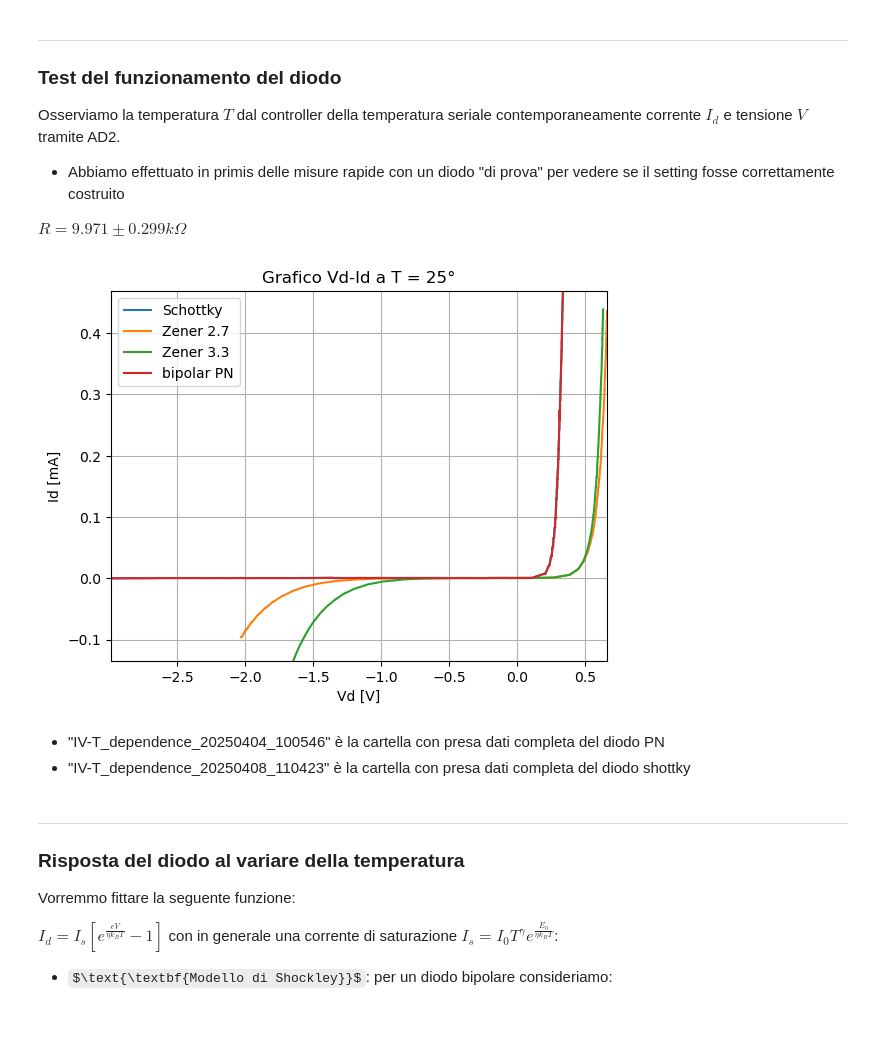
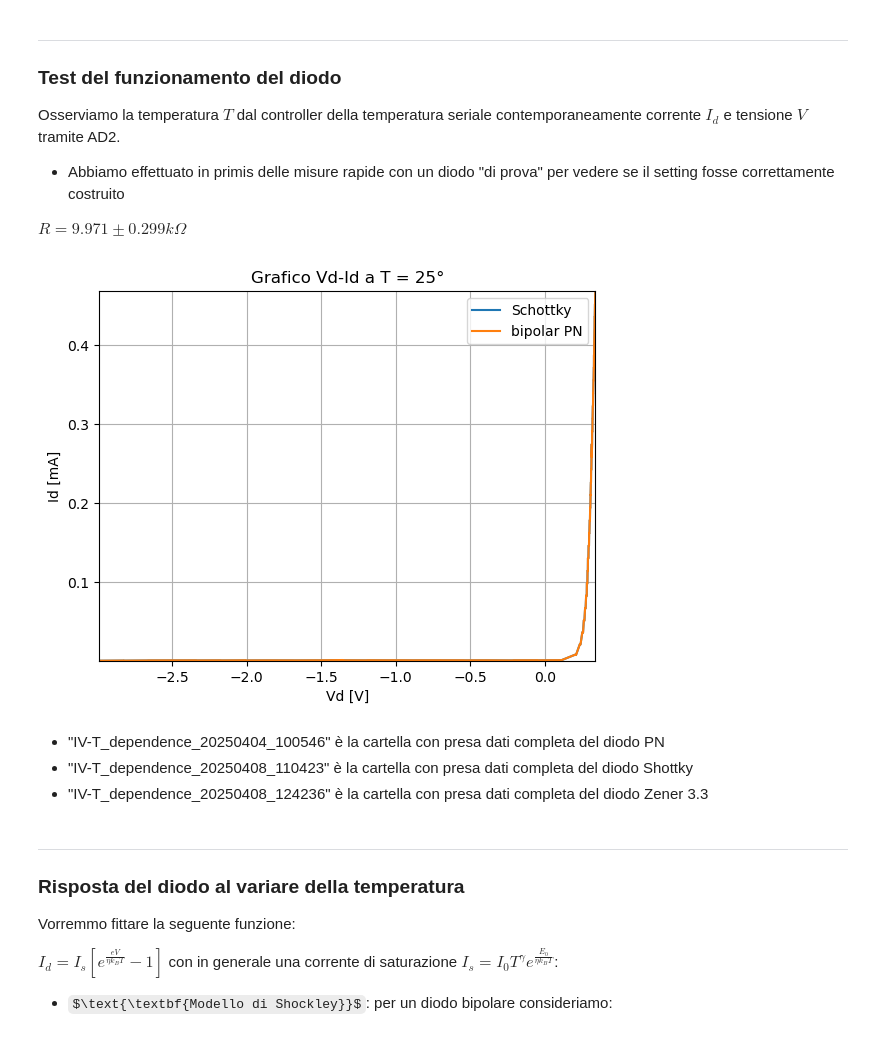
Before and after one commit to moncapiten/PID, a Jupyter notebook: logbook.ipynb, the cells around one changed output. Drawn from its saved outputs; the diff is of its cells as text; code cells hidden in the pictures; some formulas as TeX source.

```diff
--- a/logbook.ipynb
+++ b/logbook.ipynb
@@ -50,49 +50,44 @@ def U(data):
     idx = np.argsort(V)
     V = V[idx]
     I = I[idx]*1e3
     return V,I
 
 def UU(data):
     Td_go, Td_return, Vc, Vd_go, Vd_return, ErrVd_go, ErrVd_return, Vr_go, Vr_return, ErrVr_go, ErrVr_return, Id_go, Id_return, ErrId_go, ErrId_return = data
     V = np.concatenate((Vd_Go, Vd_Return))
     I = np.concatenate((Id_Go, Id_Return))
     idx = np.argsort(V)
     V = V[idx]
     I = I[idx]*1e3
     return V,I
 
 data = np.loadtxt("Data/IV-T_dependence_20250404_100546/IV_T25.00_V-1.00_5.00_0Pull_TGo.txt",unpack=True)
 V_bipolar, I_bipolar = UU(data)
 
-data = np.loadtxt("Data/Schottky.txt",unpack=True)
-V_Schottky, I_Schottky = U(data)
+data = np.loadtxt("Data/IV-T_dependence_20250408_110423/IV_T25.00_V-1.00_5.00_0Pull_TGo.txt",unpack=True)
+V_Schottky, I_Schottky = UU(data)
 
-data = np.loadtxt("Data/IV-T_dependence_20250408_110423/IV_T25.00_V-1.00_5.00_0Pull_TGo.txt",unpack=True)
-V_bipolar, I_bipolar = UU(data)
-
-data = np.loadtxt("Data/Zener2.7.txt",unpack=True)
-V_Zener27, I_Zener27 = U(data)
-
-data = np.loadtxt("Data/Zener3.3.txt",unpack=True)
-V_Zener33, I_Zener33 = U(data)
+#data = np.loadtxt("Data/IV-T_dependence_20250408_124236/IV_T25.00_V-1.00_5.00_0Pull_TGo.txt",unpack=True)
+#V_Zener33, I_Zener33 = UU(data)
 
 # Grafico
 plt.plot(V_Schottky, I_Schottky, label="Schottky")
-plt.plot(V_Zener27, I_Zener27, label="Zener 2.7")
-plt.plot(V_Zener33, I_Zener33, label="Zener 3.3")
 plt.plot(V_bipolar, I_bipolar, label="bipolar PN")
+#plt.plot(V_Zener27, I_Zener27, label="Zener 2.7")
+#plt.plot(V_Zener33, I_Zener33, label="Zener 3.3")
 plt.title("Grafico Vd-Id a T = 25°")
 plt.autoscale(enable=True, axis='both', tight=True)
 plt.xlabel("Vd [V]")
 plt.ylabel("Id [mA]")
 plt.legend()
 plt.grid()
 plt.show()
 # %% [output]
-[figure, old version]
+[figure, new version]
 # %% [markdown]
 - "IV-T_dependence_20250404_100546" è la cartella con presa dati completa del diodo PN
-- "IV-T_dependence_20250408_110423" è la cartella con presa dati completa del diodo shottky
+- "IV-T_dependence_20250408_110423" è la cartella con presa dati completa del diodo Shottky
+- "IV-T_dependence_20250408_124236" è la cartella con presa dati completa del diodo Zener 3.3
 # %% [markdown]
 -----
 ### Risposta del diodo al variare della temperatura
```
